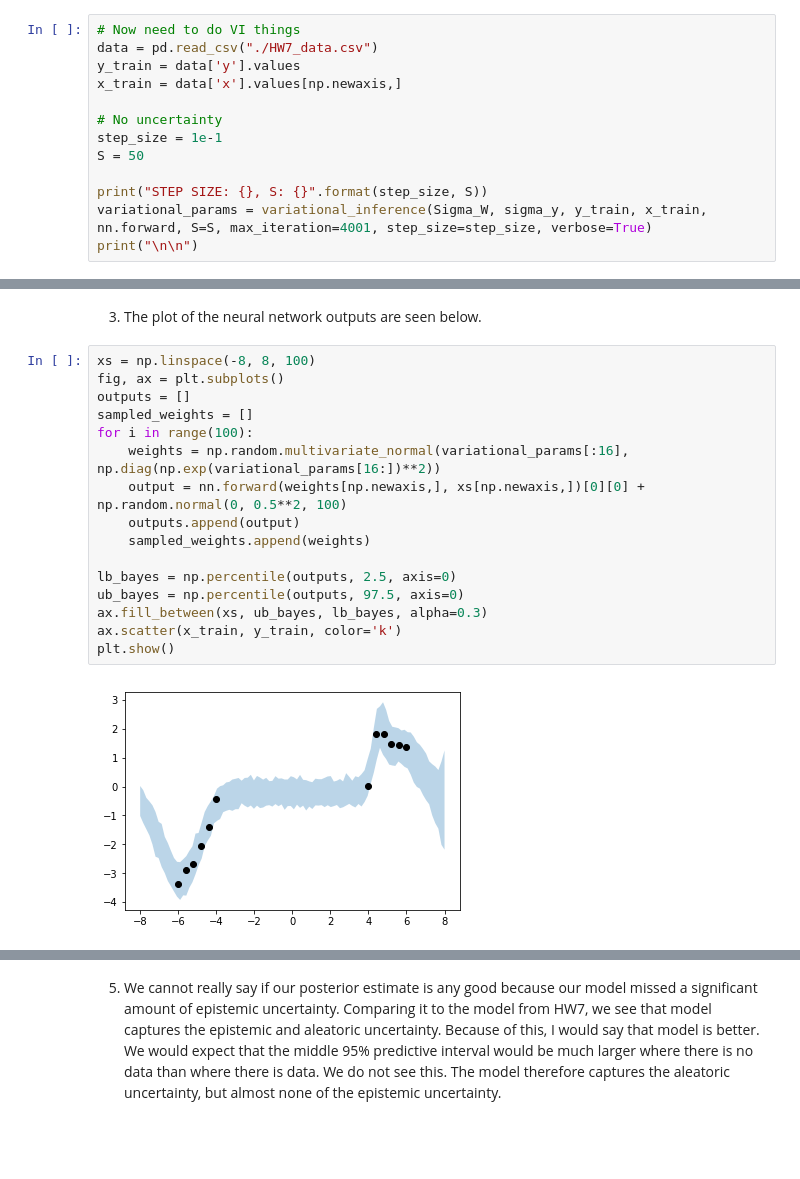
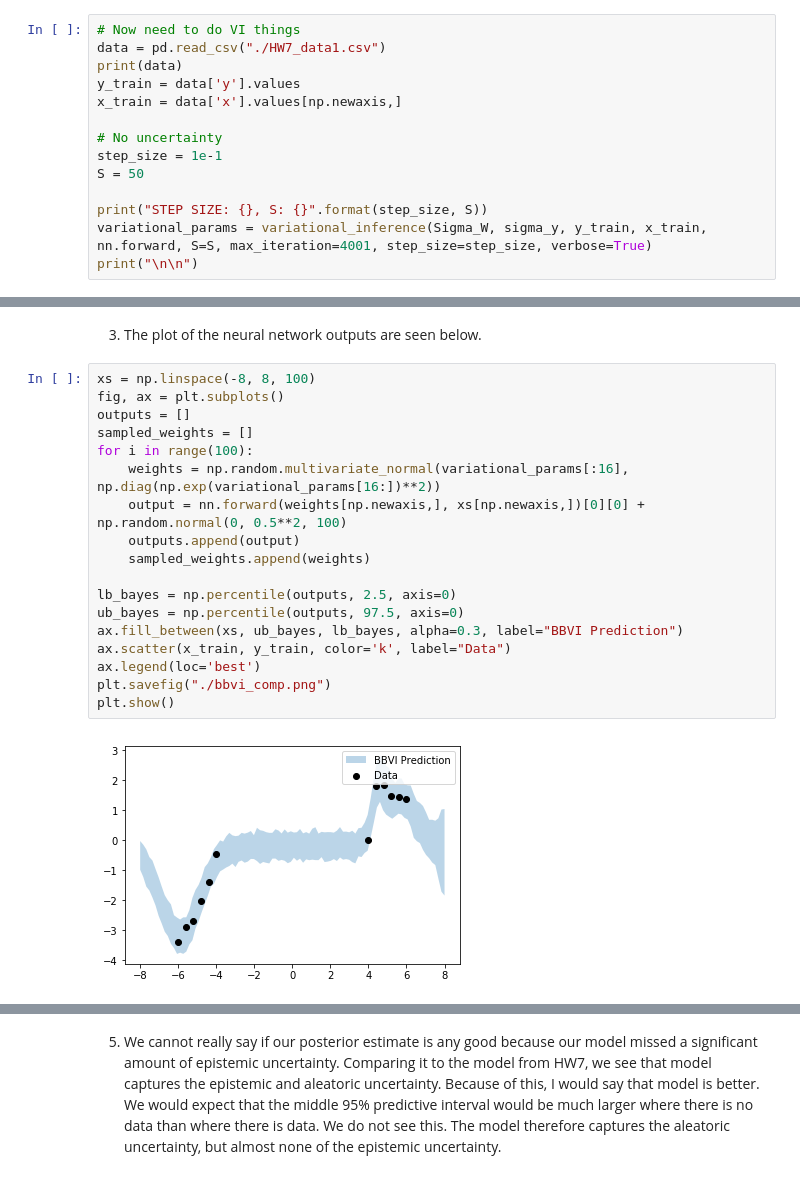
Before and after one commit to CoopLo/normalizingflows, a Jupyter notebook: AM207_HW8.ipynb, the cells around one changed output, grey strips where cells are left out. Saved outputs shown, nothing was run; the diff lists cells and outputs as text; blank space fills up the shorter version.

```diff
--- a/AM207_HW8.ipynb
+++ b/AM207_HW8.ipynb
@@ -401,7 +401,8 @@ Sigma_W_inv = np.linalg.inv(Sigma_W)
 Sigma_W_det = np.linalg.det(Sigma_W)
 # %%
 # Now need to do VI things
-data = pd.read_csv("./HW7_data.csv")
+data = pd.read_csv("./HW7_data1.csv")
+print(data)
 y_train = data['y'].values
 x_train = data['x'].values[np.newaxis,]
 
@@ -435,21 +436,23 @@ Iteration 4000 lower bound -56.3010976036959; gradient mag: 175.8415206758791
 # %%
 xs = np.linspace(-8, 8, 100)
 fig, ax = plt.subplots()
 outputs = []
 sampled_weights = []
 for i in range(100):
     weights = np.random.multivariate_normal(variational_params[:16], np.diag(np.exp(variational_params[16:])**2))
     output = nn.forward(weights[np.newaxis,], xs[np.newaxis,])[0][0] + np.random.normal(0, 0.5**2, 100)
     outputs.append(output)
     sampled_weights.append(weights)
 
 lb_bayes = np.percentile(outputs, 2.5, axis=0)
 ub_bayes = np.percentile(outputs, 97.5, axis=0)
-ax.fill_between(xs, ub_bayes, lb_bayes, alpha=0.3)
-ax.scatter(x_train, y_train, color='k')
+ax.fill_between(xs, ub_bayes, lb_bayes, alpha=0.3, label="BBVI Prediction")
+ax.scatter(x_train, y_train, color='k', label="Data")
+ax.legend(loc='best')
+plt.savefig("./bbvi_comp.png")
 plt.show()
 # %% [output]
-[figure, old version]
+[figure, new version]
 # %%
 forward = nn.forward
 def log_lklhd(W):
```
Also changed, not shown: parts of 10 cells of this notebook.
